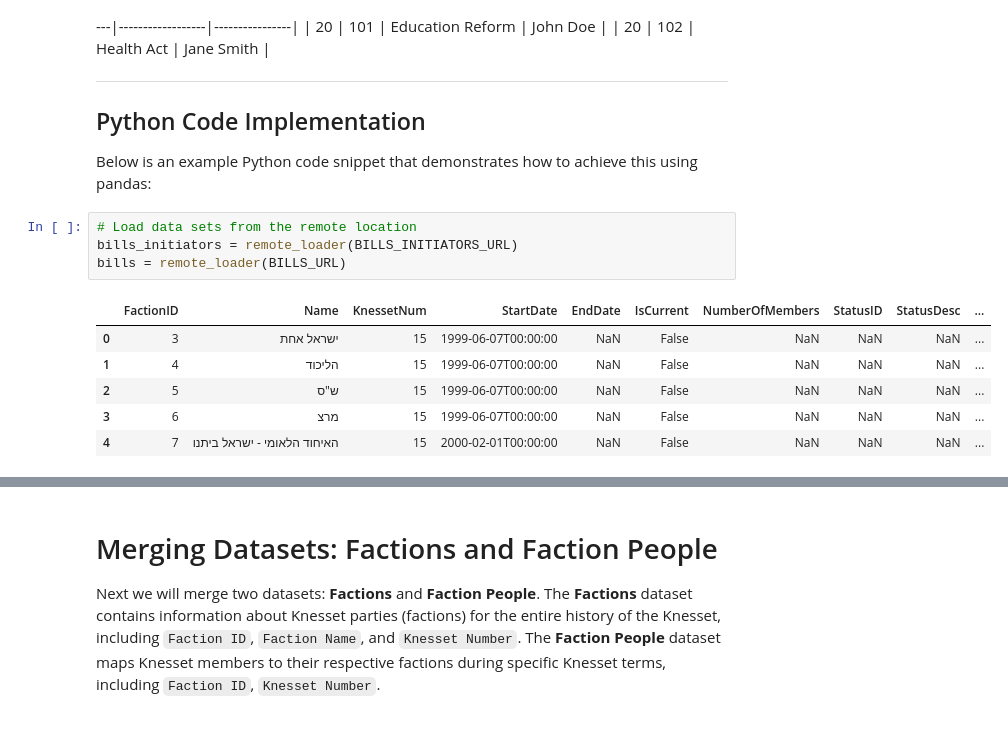
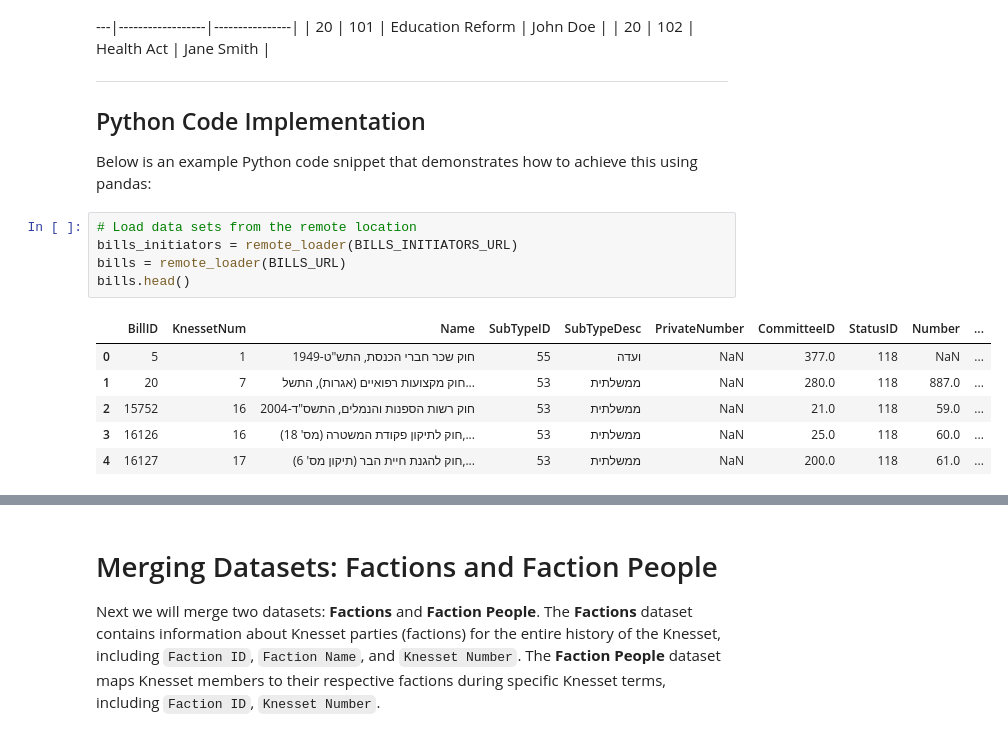
Before and after one commit to moshe-hadad/knesset-network, a Jupyter notebook: knessset_network.ipynb, the cells around one changed output, grey strips where cells are left out. Saved outputs shown, nothing was run; the diff lists cells and outputs as text.

```diff
--- a/knessset_network.ipynb
+++ b/knessset_network.ipynb
@@ -128,13 +126,14 @@ Below is an example Python code snippet that demonstrates how to achieve this us
 # %%
 # Load data sets from the remote location
 bills_initiators = remote_loader(BILLS_INITIATORS_URL)
 bills = remote_loader(BILLS_URL)
+bills.head()
 # %% [output]
-|  | FactionID | Name | KnessetNum | StartDate | EndDate | IsCurrent | NumberOfMembers | StatusID | StatusDesc | ... |
-| 0 | 3 | ישראל אחת | 15 | 1999-06-07T00:00:00 | NaN | False | NaN | NaN | NaN | ... |
-| 1 | 4 | הליכוד | 15 | 1999-06-07T00:00:00 | NaN | False | NaN | NaN | NaN | ... |
-| 2 | 5 | ש"ס | 15 | 1999-06-07T00:00:00 | NaN | False | NaN | NaN | NaN | ... |
-| 3 | 6 | מרצ | 15 | 1999-06-07T00:00:00 | NaN | False | NaN | NaN | NaN | ... |
-| 4 | 7 | האיחוד הלאומי - ישראל ביתנו | 15 | 2000-02-01T00:00:00 | NaN | False | NaN | NaN | NaN | ... |
+|  | BillID | KnessetNum | Name | SubTypeID | SubTypeDesc | PrivateNumber | CommitteeID | StatusID | Number | ... |
+| 0 | 5 | 1 | חוק שכר חברי הכנסת, התש"ט-1949 | 55 | ועדה | NaN | 377.0 | 118 | NaN | ... |
+| 1 | 20 | 7 | חוק מקצועות רפואיים (אגרות), התשל... | 53 | ממשלתית | NaN | 280.0 | 118 | 887.0 | ... |
+| 2 | 15752 | 16 | חוק רשות הספנות והנמלים, התשס"ד-2004 | 53 | ממשלתית | NaN | 21.0 | 118 | 59.0 | ... |
+| 3 | 16126 | 16 | חוק לתיקון פקודת המשטרה (מס' 18),... | 53 | ממשלתית | NaN | 25.0 | 118 | 60.0 | ... |
+| 4 | 16127 | 17 | חוק להגנת חיית הבר (תיקון מס' 6),... | 53 | ממשלתית | NaN | 200.0 | 118 | 61.0 | ... |
 # %%
 # Filter bills to contain only the bills for the specific Knesset term (number)
```
Also changed, not shown: parts of 5 cells of this notebook.
